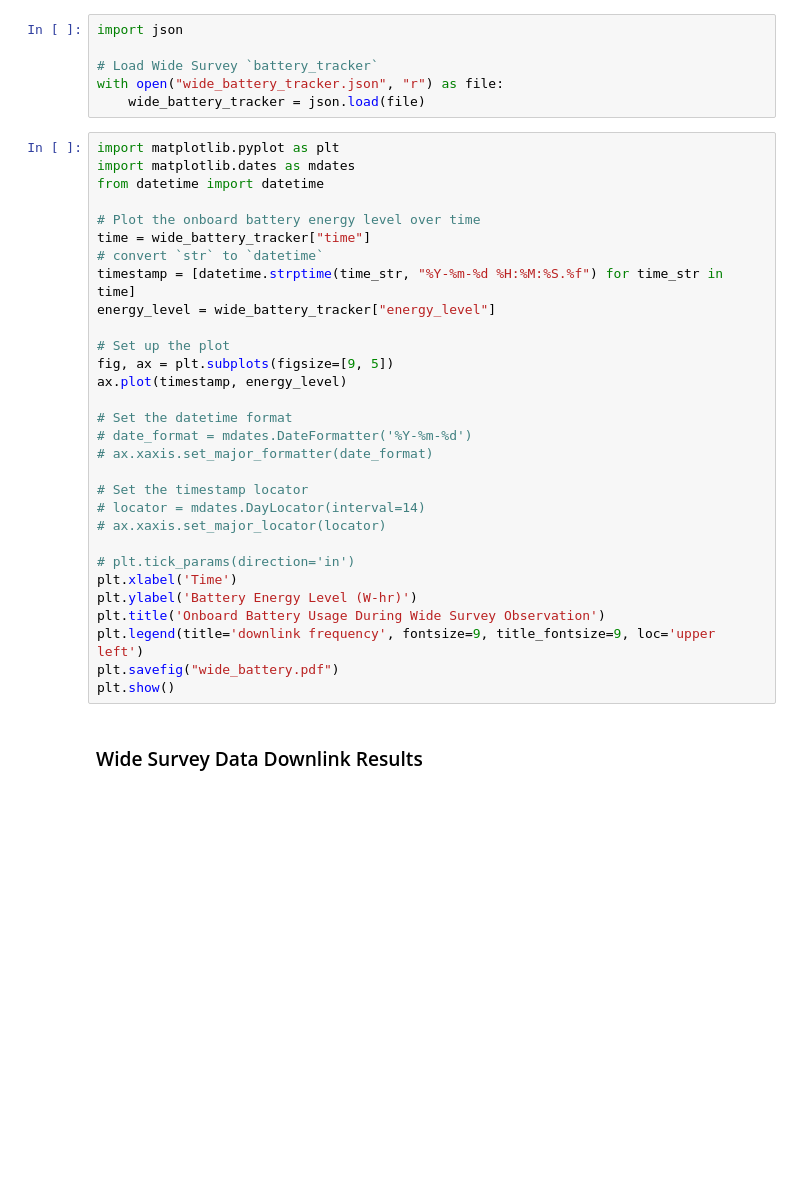
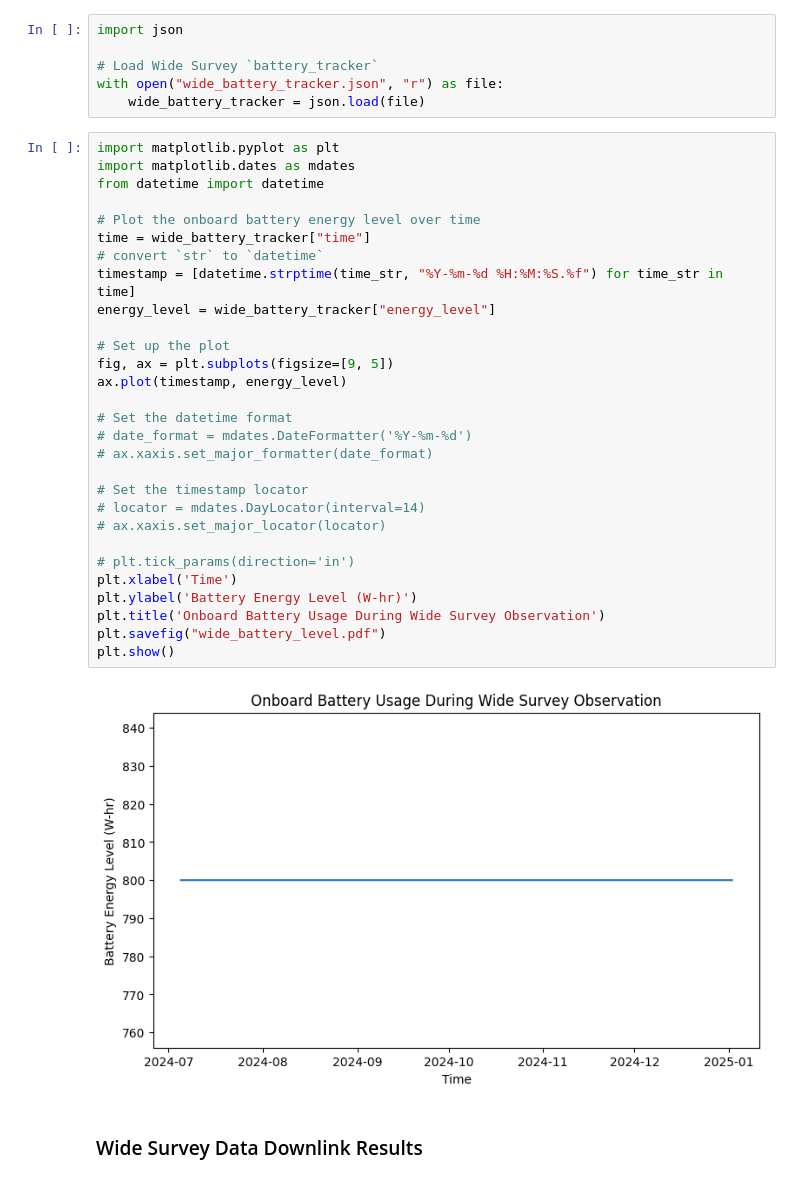
Before and after one commit to kao-michelle/survey_planner, a Jupyter notebook: CASTOR/CASTOR_results.ipynb, the cells around one changed output. Saved outputs shown, nothing was run; the diff lists cells and outputs as text; blank space fills up the shorter version.

```diff
--- a/CASTOR/CASTOR_results.ipynb
+++ b/CASTOR/CASTOR_results.ipynb
@@ -410,33 +410,34 @@ with open("wide_battery_tracker.json", "r") as file:
 # %%
 import matplotlib.pyplot as plt
 import matplotlib.dates as mdates
 from datetime import datetime
 
 # Plot the onboard battery energy level over time
 time = wide_battery_tracker["time"]
 # convert `str` to `datetime`
 timestamp = [datetime.strptime(time_str, "%Y-%m-%d %H:%M:%S.%f") for time_str in time]
 energy_level = wide_battery_tracker["energy_level"]
 
 # Set up the plot
 fig, ax = plt.subplots(figsize=[9, 5])
 ax.plot(timestamp, energy_level)
 
 # Set the datetime format
 # date_format = mdates.DateFormatter('%Y-%m-%d')
 # ax.xaxis.set_major_formatter(date_format)
 
 # Set the timestamp locator
 # locator = mdates.DayLocator(interval=14)
 # ax.xaxis.set_major_locator(locator)
 
 # plt.tick_params(direction='in')
 plt.xlabel('Time')
 plt.ylabel('Battery Energy Level (W-hr)')
 plt.title('Onboard Battery Usage During Wide Survey Observation')
-plt.legend(title='downlink frequency', fontsize=9, title_fontsize=9, loc='upper left')
-plt.savefig("wide_battery.pdf")
+plt.savefig("wide_battery_level.pdf")
 plt.show()
+# %% [output]
+[figure, added]
 # %% [markdown]
 ### Wide Survey Data Downlink Results
 # %%
```
